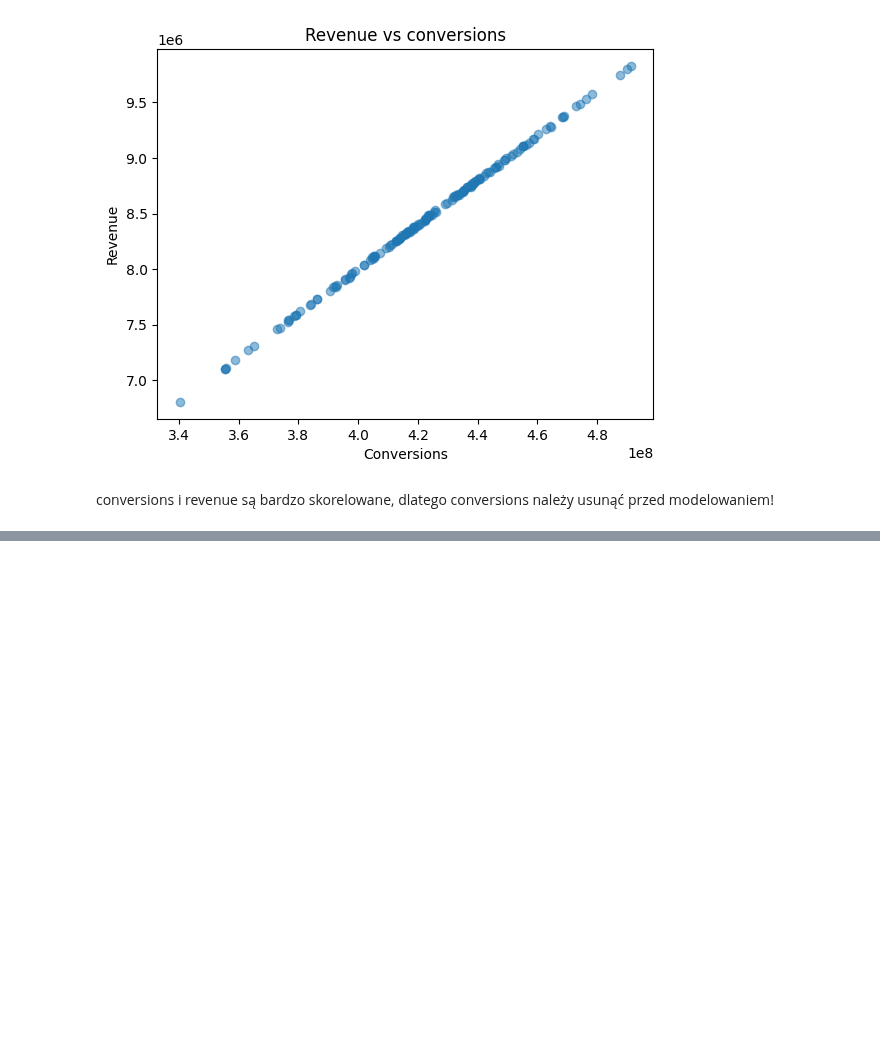
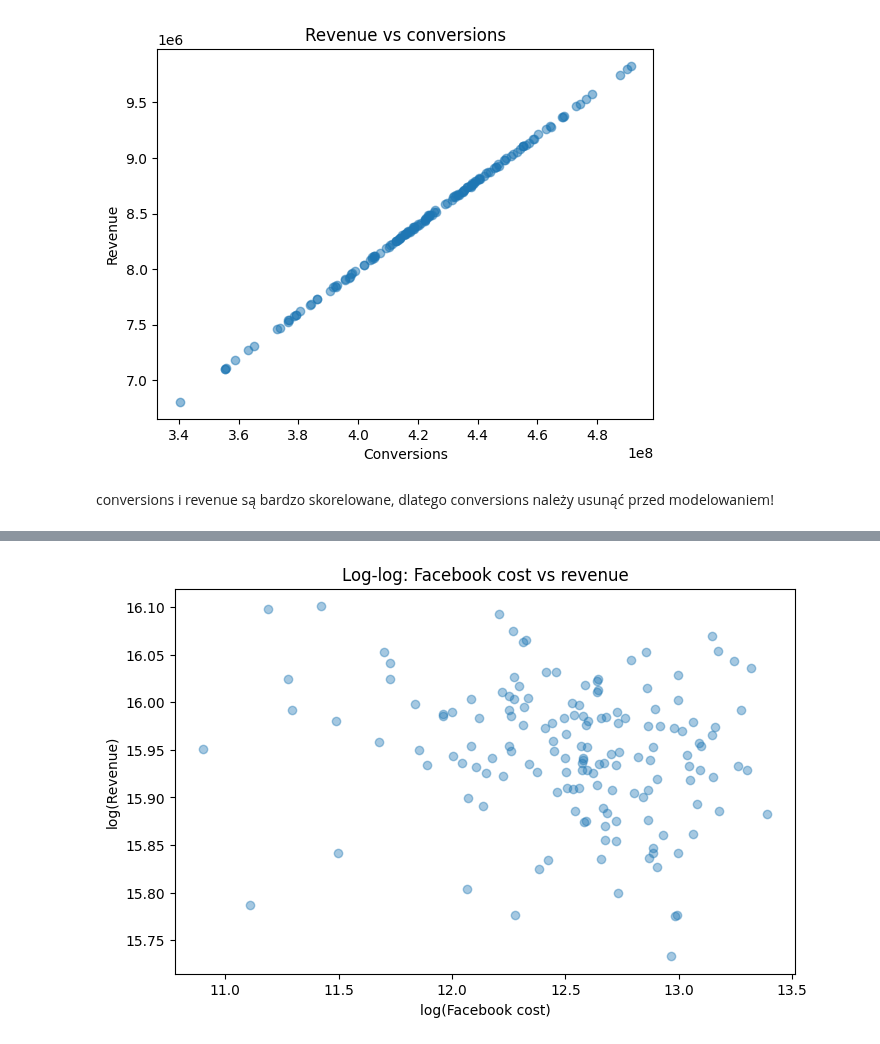
Before and after one commit to rafalhernik98/marketing-mix-modeling, a Jupyter notebook: mmm_alterdata.ipynb, the cells around one changed output, grey strips where cells are left out. Cells and saved outputs as stored; diff of their text form; code cells hidden in the pictures; blank space fills up the shorter version.

```diff
--- a/mmm_alterdata.ipynb
+++ b/mmm_alterdata.ipynb
@@ -428,3 +428,16 @@ weekly.groupby("is_promo")["revenue"].describe()
 |  | count | mean | std | min | 25% | 50% | 75% | max |
 | is_promo |  |  |  |  |  |  |  |  |
 | True | 155.0 | 8.456447e+06 | 584439.059372 | 6.805080e+06 | 8.115494e+06 | 8.457473e+06 | 8.813237e+06 | 9.828881e+06 |
+# %%
+plt.figure(figsize=(8,5))
+plt.scatter(
+    np.log1p(weekly["cost_facebook"]),
+    np.log1p(weekly["revenue"]),
+    alpha=0.4
+)
+plt.xlabel("log(Facebook cost)")
+plt.ylabel("log(Revenue)")
+plt.title("Log-log: Facebook cost vs revenue")
+plt.show()
+# %% [output]
+[figure, added]
```
Also changed, not shown: parts of 34 cells of this notebook.
